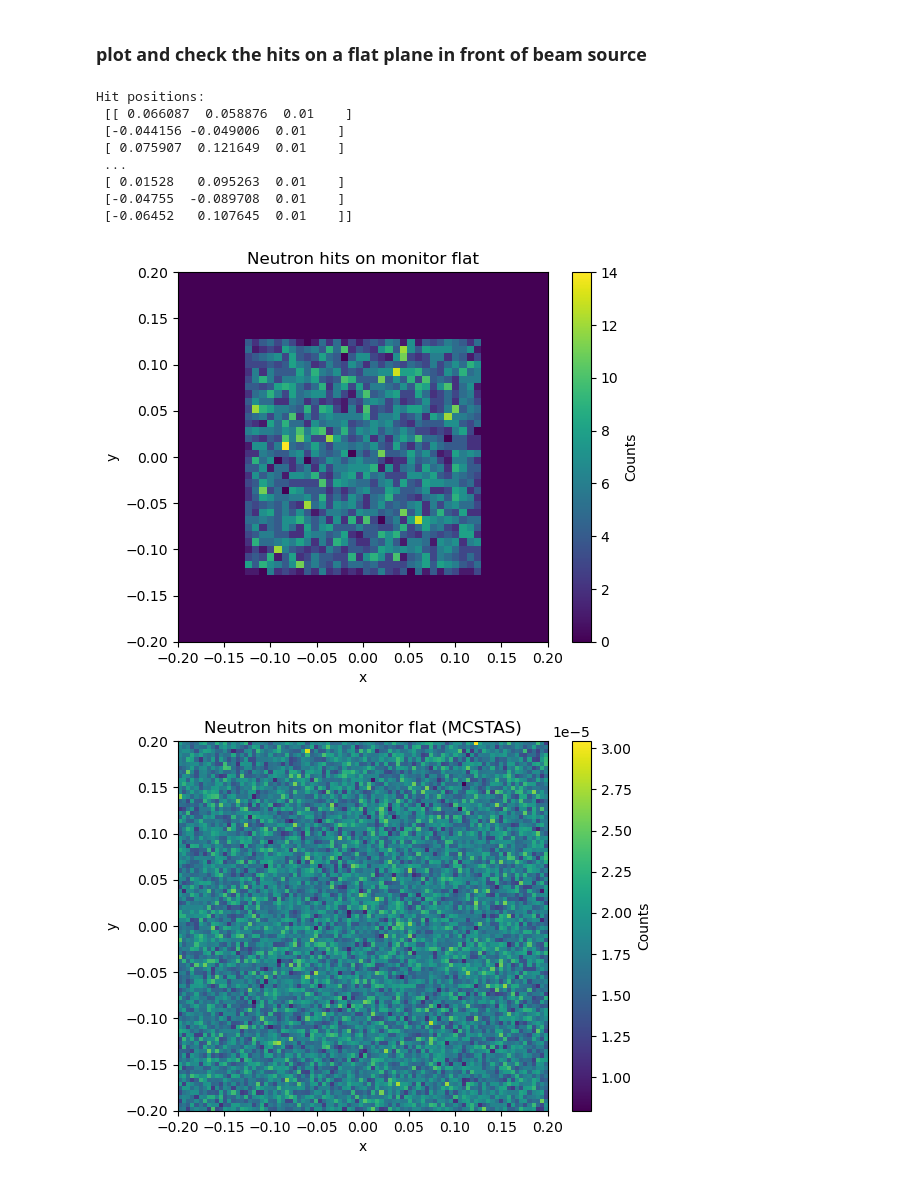
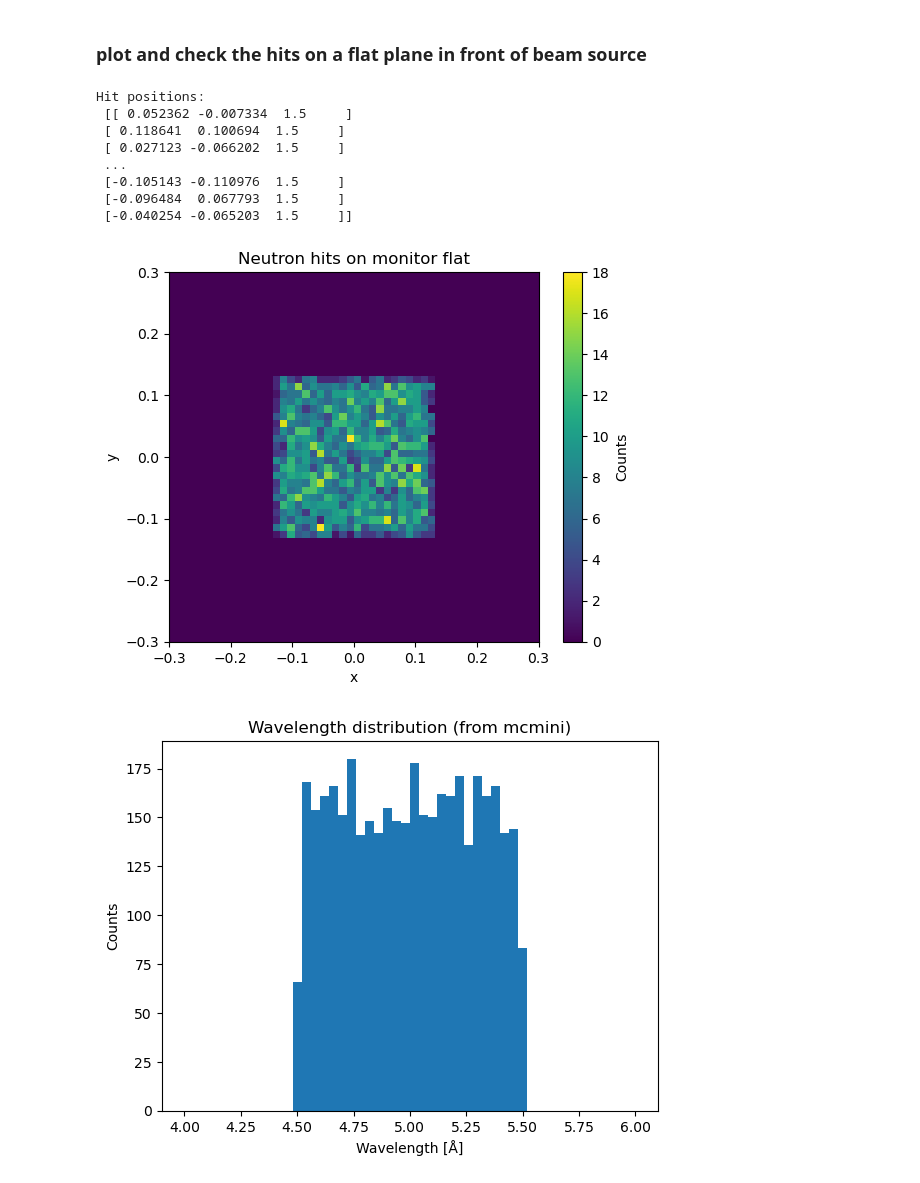
Before and after one commit to tinyThyssen/bachelor_project, a Jupyter notebook: mcmini_verification/mcmini_verification.ipynb, the cells around one changed output. Drawn from its saved outputs; the diff is of its cells as text; code cells hidden in the pictures.

```diff
--- a/mcmini_verification/mcmini_verification.ipynb
+++ b/mcmini_verification/mcmini_verification.ipynb
@@ -197,49 +197,87 @@ if not sphere_hits_path.is_file():
     raise FileNotFoundError(f"Expected hit file at {sphere_hits_path}")
 
 with sphere_hits_path.open(newline='') as csvfile:
     reader = csv.DictReader(csvfile)
     hits = [row for row in reader]
 
 hit_positions = np.array([[float(hit['hit_x']), float(hit['hit_y']), float(hit['hit_z'])] for hit in hits])
+lambda_values = np.array([float(hit['lambda']) for hit in hits])
 print("Hit positions:\n", hit_positions)
 
 # bin the hit positions for a 2D histogram
-x_edges = np.linspace(-0.2, 0.2, 51)
-y_edges = np.linspace(-0.2, 0.2, 51)
+x_edges = np.linspace(-0.3, 0.3, 51)
+y_edges = np.linspace(-0.3, 0.3, 51)
 hist, x_edges, y_edges = np.histogram2d(hit_positions[:,0], hit_positions[:,1], bins=[x_edges, y_edges])
+lambda_edges = np.linspace(4, 6, 51)  # example lambda bins
+
 # plot the 2D histogram
 plt.figure()
 plt.imshow(hist.T, origin='lower', extent=[x_edges[0], x_edges[-1], y_edges[0], y_edges[-1]], cmap='viridis', interpolation='nearest')
 plt.colorbar(label='Counts')
+# zoom out to see the full monitor area
+plt.xlim(-0.3, 0.3)
+plt.ylim(-0.3, 0.3)
 plt.xlabel("x")
 plt.ylabel("y")
 plt.title("Neutron hits on monitor flat")
 plt.show()
 
+# plot lambda data from mcmini
+hist_lambda, lambda_edges = np.histogram(lambda_values, bins=lambda_edges)
+plt.figure()
+bin_centers = (lambda_edges[:-1] + lambda_edges[1:]) / 2
+plt.bar(bin_centers, hist_lambda, width=(lambda_edges[1] - lambda_edges[0]), align='center')
+plt.xlabel("Wavelength [Å]")
+plt.ylabel("Counts")
+plt.title("Wavelength distribution (from mcmini)")
+plt.show()
+
 
 # plot the data from mcstas
 mcstas_folder = "/Users/christian/Documents/Study/bachelor_project/mcmini_verification/test"
-flat_plane_hits = ms.load_data(mcstas_folder)
+flat_plane_hits = ms.load_data(mcstas_folder)[-1]  # adjust index if needed
+meta = flat_plane_hits.metadata
+
+
+
 
 # extract intensity profiles (adjust index/name as needed)
-hits = flat_plane_hits[-1].Intensity
+hits = flat_plane_hits.Intensity
+# find the limits of the monitor from metadata
+(xmin, xmax, ymin, ymax) = meta.limits
+xmin /= 100; xmax /= 100
+ymin /= 100; ymax /= 100
+H = flat_plane_hits.Intensity  # or .data depending on your object
+extent = [xmin, xmax, ymin, ymax]
+# plot the intensity profile on a heatmap
+plt.imshow(H.T, origin="lower", extent=extent, interpolation="nearest")
+plt.xlabel("x [m]")
+plt.ylabel("y [m]")
+plt.colorbar(label='Counts')
+plt.title("Neutron hits on monitor flat (from McStas)")
+plt.show()
 
-# plot the intensity profile on a heatmap
-plt.figure()
-plt.imshow(hits.T, origin='lower', extent=[-0.2, 0.2, -0.2, 0.2], cmap='viridis', interpolation='nearest')
-plt.colorbar(label='Counts')
-plt.xlabel("x")
-plt.ylabel("y")
-plt.title("Neutron hits on monitor flat (MCSTAS)")
+# lambda histogram
+mcstas_lambda_folder = "/Users/christian/Documents/Study/bachelor_project/mcmini_verification/lambda_test"
+lambda_mon = ms.load_data(mcstas_lambda_folder)[-1]  # adjust index if needed
+lambda_data = lambda_mon.Intensity
+meta = lambda_mon.metadata
+xmin, xmax = meta.limits  # only one axis
+# plot the lambda histogram
+bin_centers = (np.arange(len(lambda_data)) + 0.5) * (xmax - xmin) / len(lambda_data) + xmin
+plt.bar(bin_centers, lambda_data, width=(xmax - xmin) / len(lambda_data), align='center')
+plt.xlabel("Wavelength [Å]")
+plt.ylabel("Counts")
+plt.title("Wavelength distribution (from McStas)")
 plt.show()
 # %% [output]
 Hit positions:
- [[ 0.066087  0.058876  0.01    ]
- [-0.044156 -0.049006  0.01    ]
- [ 0.075907  0.121649  0.01    ]
+ [[ 0.052362 -0.007334  1.5     ]
+ [ 0.118641  0.100694  1.5     ]
+ [ 0.027123 -0.066202  1.5     ]
  ...
- [ 0.01528   0.095263  0.01    ]
- [-0.04755  -0.089708  0.01    ]
- [-0.06452   0.107645  0.01    ]]
+ [-0.105143 -0.110976  1.5     ]
+ [-0.096484  0.067793  1.5     ]
+ [-0.040254 -0.065203  1.5     ]]
-[figure, old version]
+[figure, new version]
-[figure, old version]
+[figure, new version]
```
Also changed, not shown: parts of 1 cell of this notebook, 15 other files.
